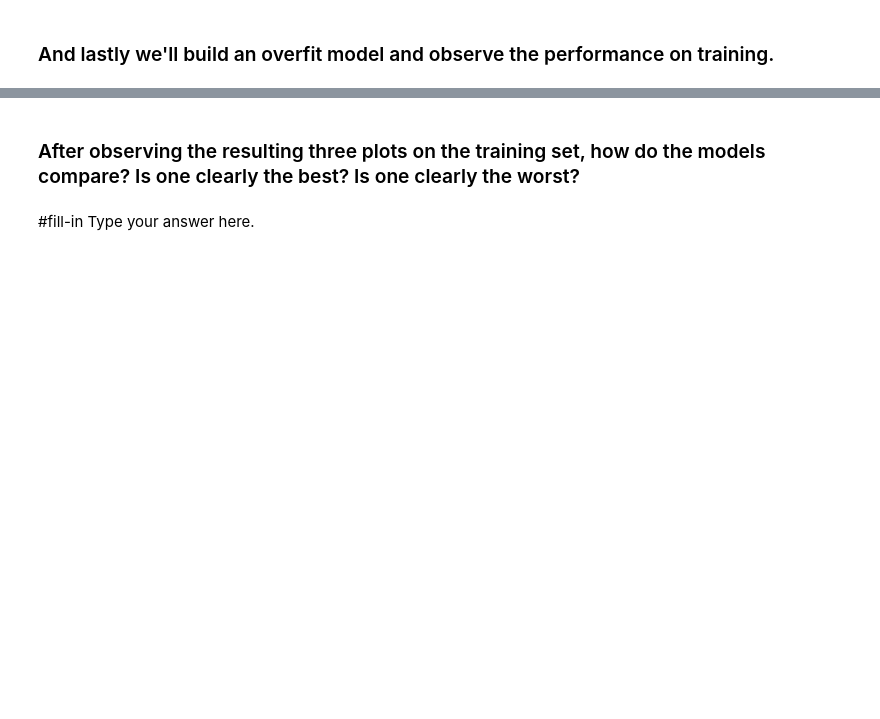
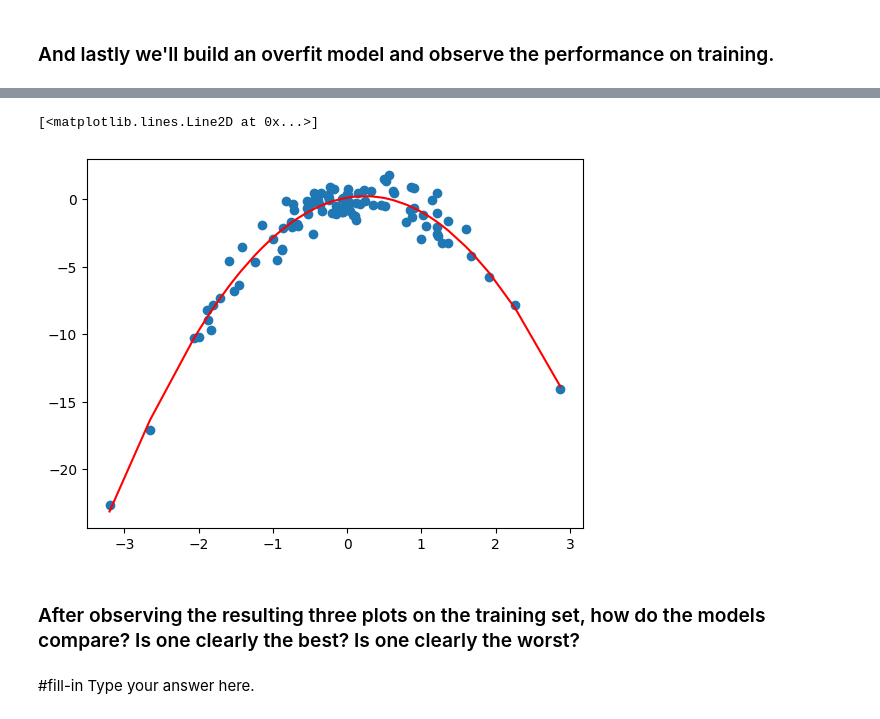
Before and after one commit to keferpitou/code_2600, a Jupyter notebook: mod02_trainingsplit.ipynb, the cells around one changed output, grey strips where cells are left out. Drawn from its saved outputs; the diff is of its cells as text; code cells hidden in the pictures; blank space fills up the shorter version.

```diff
--- a/mod02_trainingsplit.ipynb
+++ b/mod02_trainingsplit.ipynb
@@ -140,7 +143,6 @@ ax.plot( #fill-in
 # %% [markdown]
 ### And lastly we'll build an overfit model and observe the performance on training.
 # %%
-# Fit a cubic model
-model_cubic = #fill-in
-results_cubic = #fill-in
+model_cubic = sm.OLS(y_train, x_train[['intercept','x','x_sq','x_cu']])
+results_cubic = model_cubic.fit()
 summarize(results_cubic)
@@ -147,12 +155,13 @@ summarize(results_cubic)
 # %%
-# Get predictions
-x_train['pred_cu'] = #fill-in
+x_train['pred_cu'] = predict(x_train[['intercept','x','x_sq','x_cu']], results_cubic)
 # %%
-# Plot predictions as solid *red* line
 fig, ax = plt.subplots()
 ax.scatter(x_train['x'],y_train)
-cubic = #fill-in
-ax.plot( #fill-in
+cubic = x_train[['x','pred_cu']].sort_values('x')
+ax.plot(cubic['x'], cubic['pred_cu'], color='red')
+# %% [output]
+[<matplotlib.lines.Line2D at 0x...>]
+[figure, added]
 # %% [markdown]
 ### After observing the resulting three plots on the training set, how do the models compare? Is one clearly the best? Is one clearly the worst?
 # %% [markdown]
```
Also changed, not shown: parts of 7 cells of this notebook.
